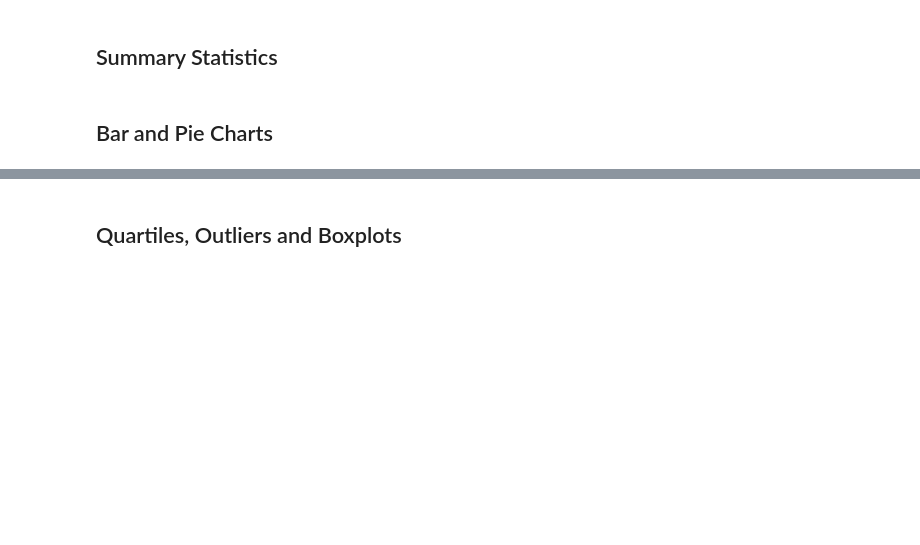
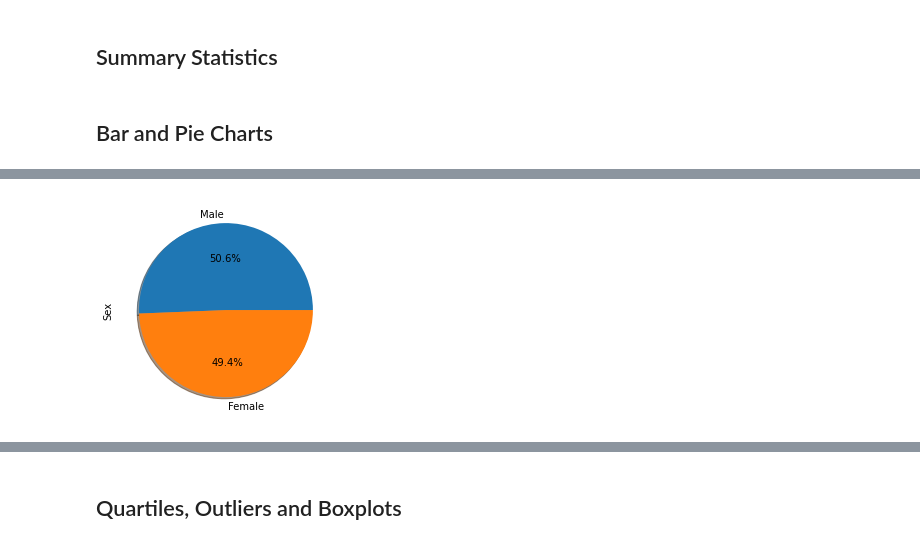
Before and after one commit to D11eleven/MatplotlibHW5, a Jupyter notebook: Pymaceuticals/Working.ipynb, the cells around one changed output, grey strips where cells are left out. Saved outputs shown, nothing was run; the diff lists cells and outputs as text; code cells hidden in the pictures; blank space fills up the shorter version.

```diff
--- a/Pymaceuticals/Working.ipynb
+++ b/Pymaceuticals/Working.ipynb
@@ -126,8 +133,10 @@ plt.show
 # %%
 # Generate a pie plot showing the distribution of female versus male mice using Pandas
 dist = clean_combined_dataset_df.Sex.value_counts()
-dist.plot(kind="pie")
+dist.plot(kind="pie", autopct='%1.1f%%', shadow=True)
 plt.show()
+# %% [output]
+[figure, added]
 # %%
 # Generate a pie plot showing the distribution of female versus male mice using pyplot
 dist = clean_combined_dataset_df.Sex.value_counts()
```
Also changed, not shown: parts of 4 cells of this notebook, 2 other files.
